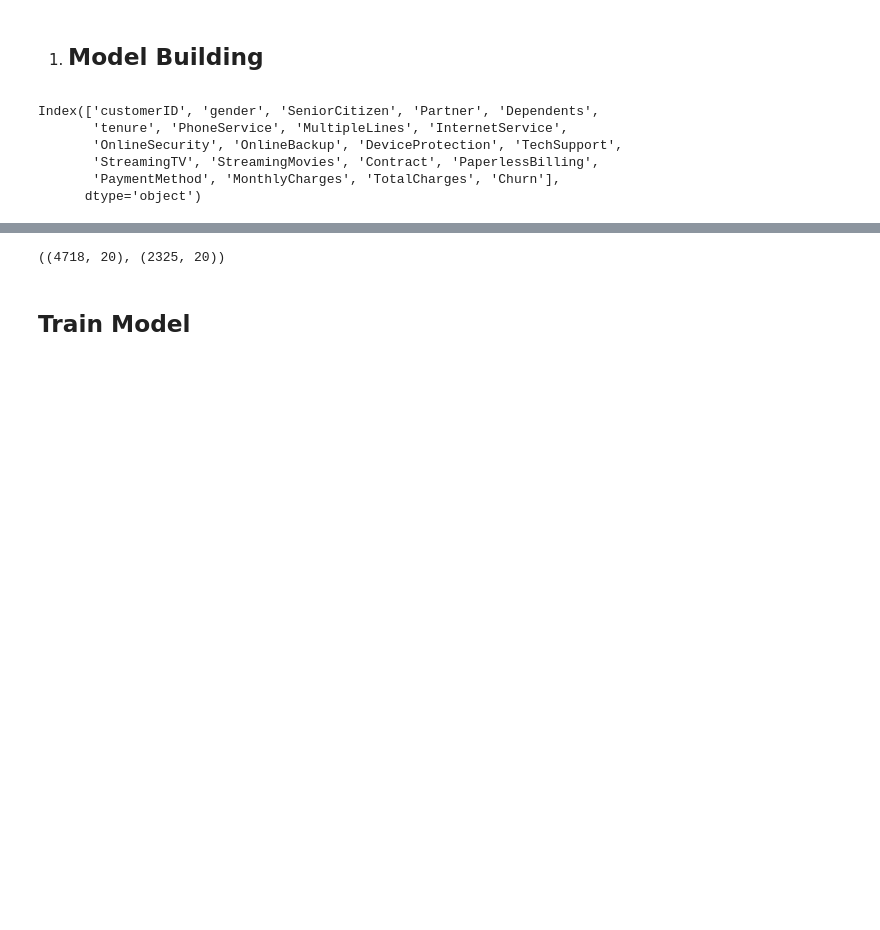
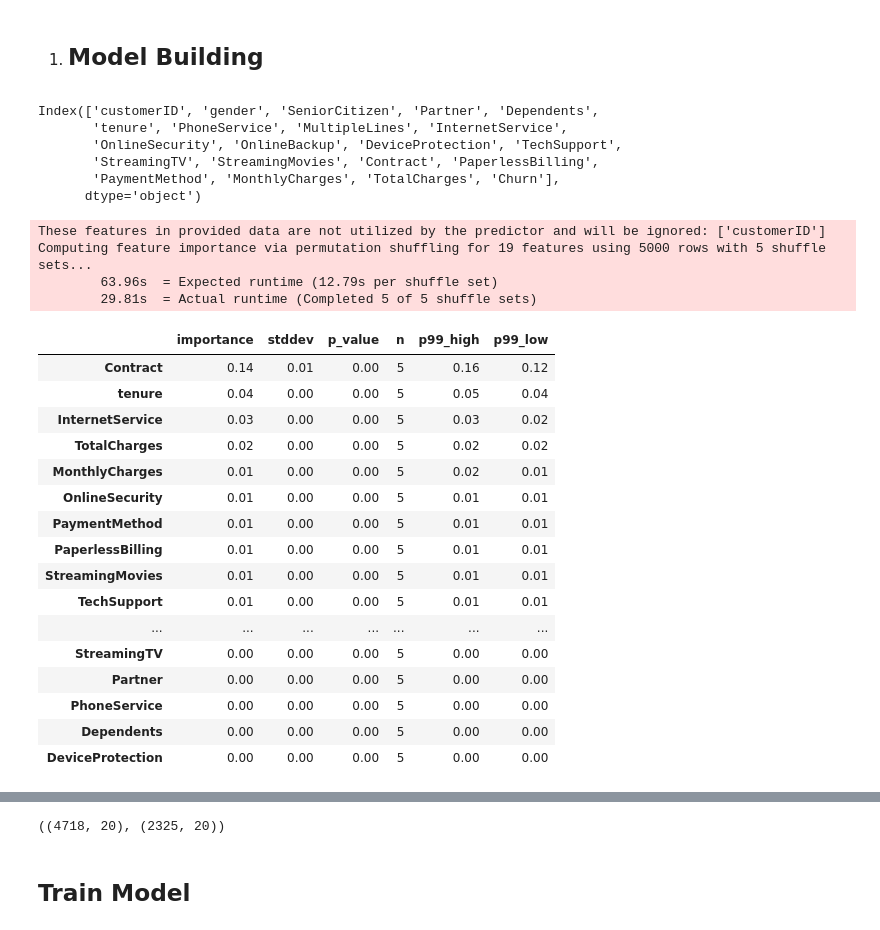
Before and after one commit to Moyosadejacob/Telco_customer_churn, a Jupyter notebook: experimentation.ipynb, the cells around one changed output, grey strips where cells are left out. Cells and saved outputs as stored; diff of their text form; code cells hidden in the pictures; blank space fills up the shorter version.

```diff
--- a/experimentation.ipynb
+++ b/experimentation.ipynb
@@ -134,3 +132,30 @@ X = telco_data[['customerID', 'gender', 'SeniorCitizen',
                 'TechSupport', 'StreamingTV', 'StreamingMovies',
                 'Contract', 'PaperlessBilling',
                  'PaymentMethod', 'MonthlyCharges', 'TotalCharges',]]
+# %%
+telco_data_imp  = predictor.feature_importance(telco_data)
+# %% [output]
+These features in provided data are not utilized by the predictor and will be ignored: ['customerID']
+Computing feature importance via permutation shuffling for 19 features using 5000 rows with 5 shuffle sets...
+        63.96s  = Expected runtime (12.79s per shuffle set)
+        29.81s  = Actual runtime (Completed 5 of 5 shuffle sets)
+# %%
+telco_data_imp
+# %% [output]
+|  | importance | stddev | p_value | n | p99_high | p99_low |
+| Contract | 0.14 | 0.01 | 0.00 | 5 | 0.16 | 0.12 |
+| tenure | 0.04 | 0.00 | 0.00 | 5 | 0.05 | 0.04 |
+| InternetService | 0.03 | 0.00 | 0.00 | 5 | 0.03 | 0.02 |
+| TotalCharges | 0.02 | 0.00 | 0.00 | 5 | 0.02 | 0.02 |
+| MonthlyCharges | 0.01 | 0.00 | 0.00 | 5 | 0.02 | 0.01 |
+| OnlineSecurity | 0.01 | 0.00 | 0.00 | 5 | 0.01 | 0.01 |
+| PaymentMethod | 0.01 | 0.00 | 0.00 | 5 | 0.01 | 0.01 |
+| PaperlessBilling | 0.01 | 0.00 | 0.00 | 5 | 0.01 | 0.01 |
+| StreamingMovies | 0.01 | 0.00 | 0.00 | 5 | 0.01 | 0.01 |
+| TechSupport | 0.01 | 0.00 | 0.00 | 5 | 0.01 | 0.01 |
+| ... | ... | ... | ... | ... | ... | ... |
+| StreamingTV | 0.00 | 0.00 | 0.00 | 5 | 0.00 | 0.00 |
+| Partner | 0.00 | 0.00 | 0.00 | 5 | 0.00 | 0.00 |
+| PhoneService | 0.00 | 0.00 | 0.00 | 5 | 0.00 | 0.00 |
+| Dependents | 0.00 | 0.00 | 0.00 | 5 | 0.00 | 0.00 |
+| DeviceProtection | 0.00 | 0.00 | 0.00 | 5 | 0.00 | 0.00 |
```
Also changed, not shown: parts of 13 cells of this notebook, 58 other files.
